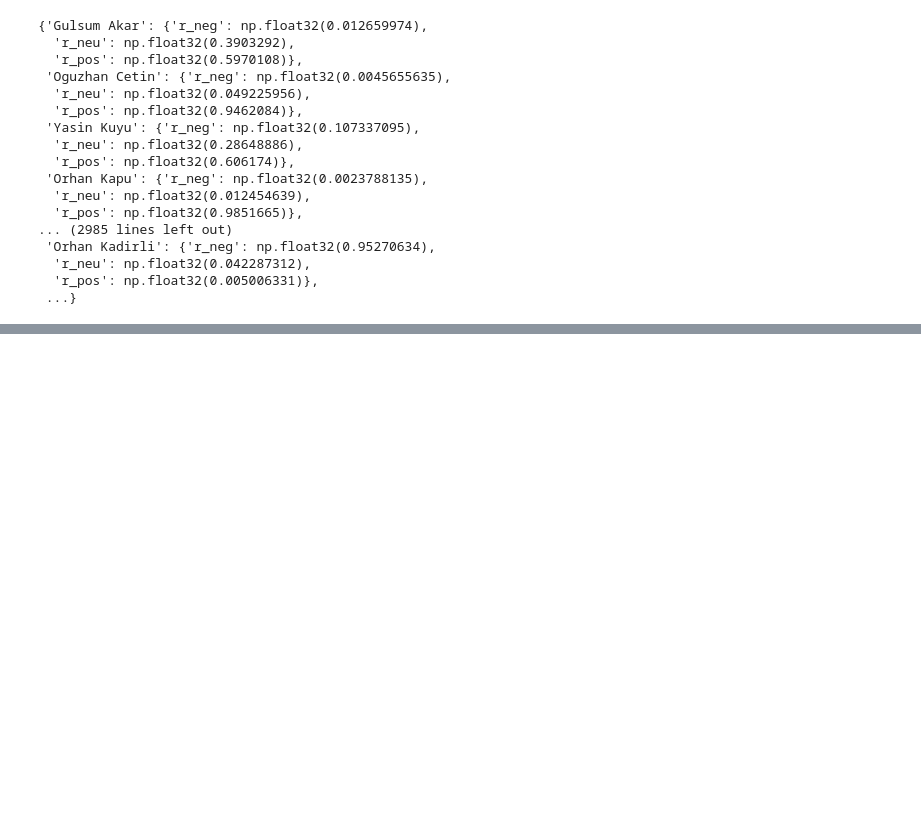
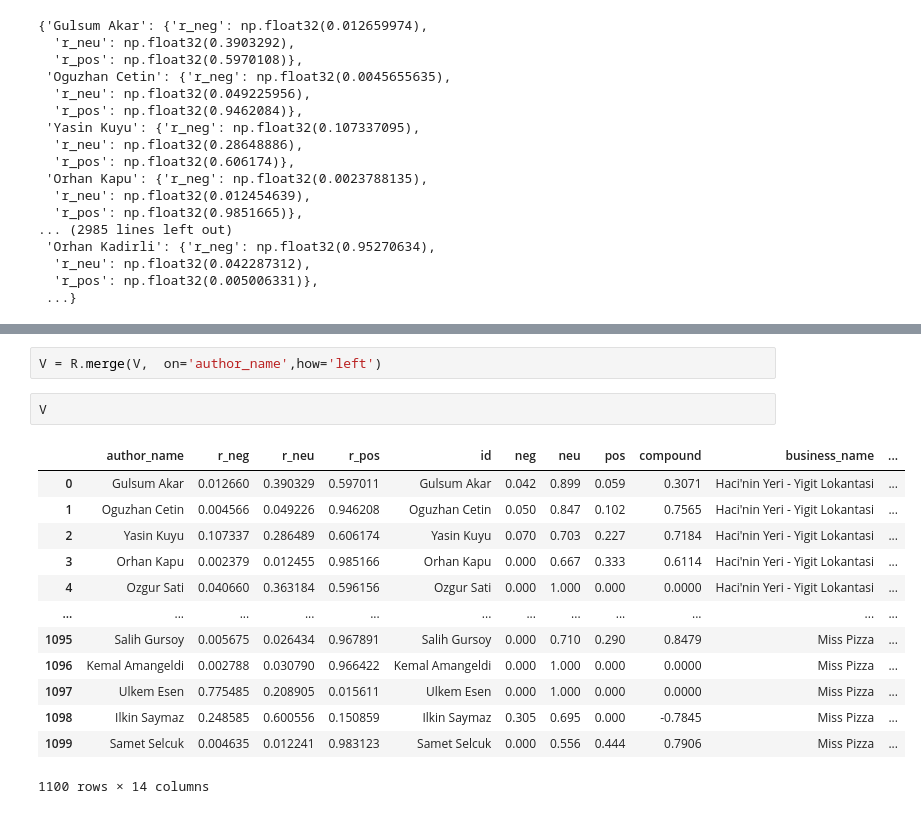
Before and after one commit to juanesgarg/Sentiment_Analysis, a Jupyter notebook: sentiment_analysis_restaurants.ipynb, the cells around one changed output, grey strips where cells are left out. Cells and saved outputs as stored; diff of their text form; blank space fills up the shorter version.

```diff
--- a/sentiment_analysis_restaurants.ipynb
+++ b/sentiment_analysis_restaurants.ipynb
@@ -316 +329,19 @@ Index(['neg', 'neu', 'pos', 'compound', 'business_name', 'author_name', 'text',
       dtype='object')
+# %%
+V = R.merge(V,  on='author_name',how='left')
+# %%
+V
+# %% [output]
+|  | author_name | r_neg | r_neu | r_pos | id | neg | neu | pos | compound | business_name | ... |
+| 0 | Gulsum Akar | 0.012660 | 0.390329 | 0.597011 | Gulsum Akar | 0.042 | 0.899 | 0.059 | 0.3071 | Haci'nin Yeri - Yigit Lokantasi | ... |
+| 1 | Oguzhan Cetin | 0.004566 | 0.049226 | 0.946208 | Oguzhan Cetin | 0.050 | 0.847 | 0.102 | 0.7565 | Haci'nin Yeri - Yigit Lokantasi | ... |
+| 2 | Yasin Kuyu | 0.107337 | 0.286489 | 0.606174 | Yasin Kuyu | 0.070 | 0.703 | 0.227 | 0.7184 | Haci'nin Yeri - Yigit Lokantasi | ... |
+| 3 | Orhan Kapu | 0.002379 | 0.012455 | 0.985166 | Orhan Kapu | 0.000 | 0.667 | 0.333 | 0.6114 | Haci'nin Yeri - Yigit Lokantasi | ... |
+| 4 | Ozgur Sati | 0.040660 | 0.363184 | 0.596156 | Ozgur Sati | 0.000 | 1.000 | 0.000 | 0.0000 | Haci'nin Yeri - Yigit Lokantasi | ... |
+| ... | ... | ... | ... | ... | ... | ... | ... | ... | ... | ... | ... |
+| 1095 | Salih Gursoy | 0.005675 | 0.026434 | 0.967891 | Salih Gursoy | 0.000 | 0.710 | 0.290 | 0.8479 | Miss Pizza | ... |
+| 1096 | Kemal Amangeldi | 0.002788 | 0.030790 | 0.966422 | Kemal Amangeldi | 0.000 | 1.000 | 0.000 | 0.0000 | Miss Pizza | ... |
+| 1097 | Ulkem Esen | 0.775485 | 0.208905 | 0.015611 | Ulkem Esen | 0.000 | 1.000 | 0.000 | 0.0000 | Miss Pizza | ... |
+| 1098 | Ilkin Saymaz | 0.248585 | 0.600556 | 0.150859 | Ilkin Saymaz | 0.305 | 0.695 | 0.000 | -0.7845 | Miss Pizza | ... |
+| 1099 | Samet Selcuk | 0.004635 | 0.012241 | 0.983123 | Samet Selcuk | 0.000 | 0.556 | 0.444 | 0.7906 | Miss Pizza | ... |
+1100 rows × 14 columns
```
Also changed, not shown: parts of 13 cells of this notebook.
